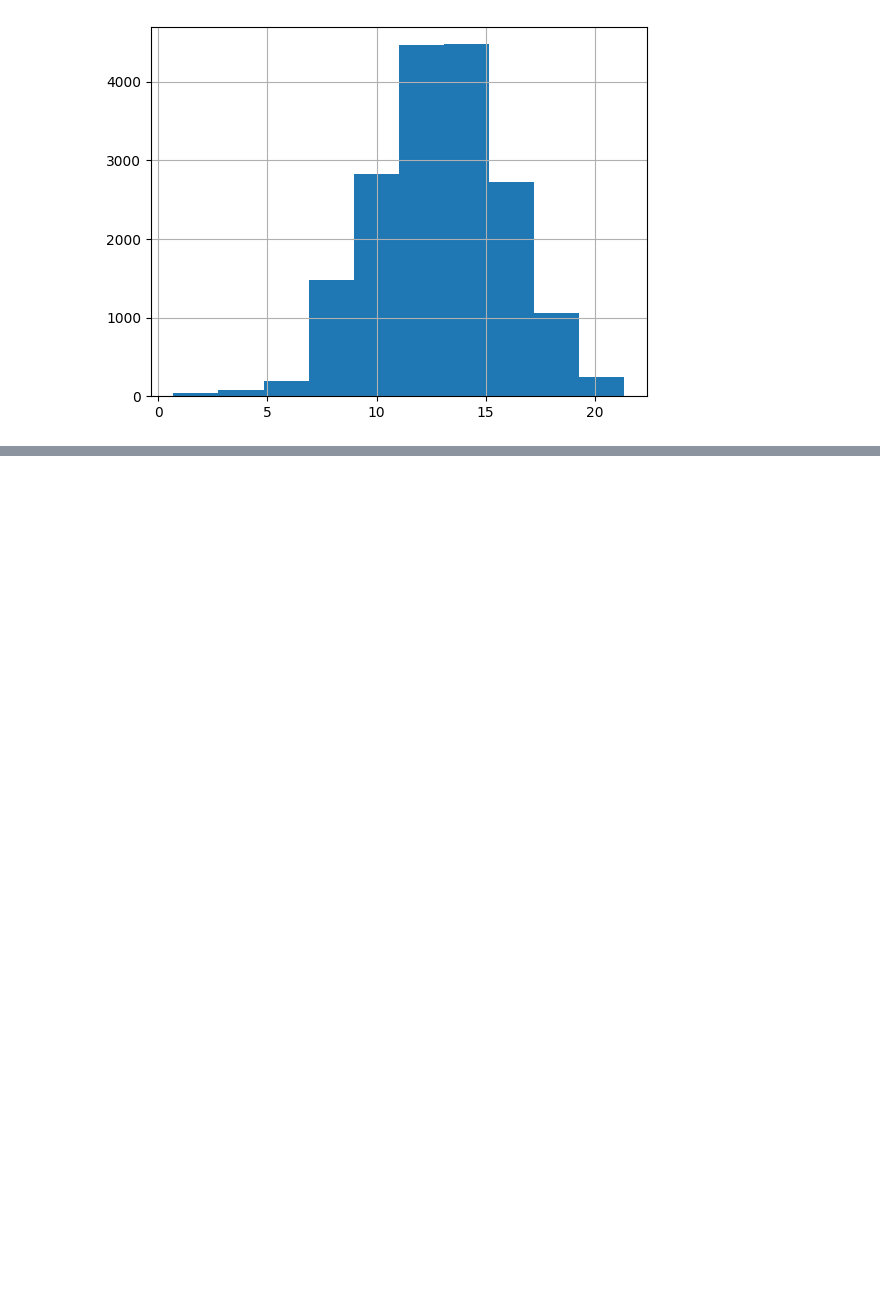
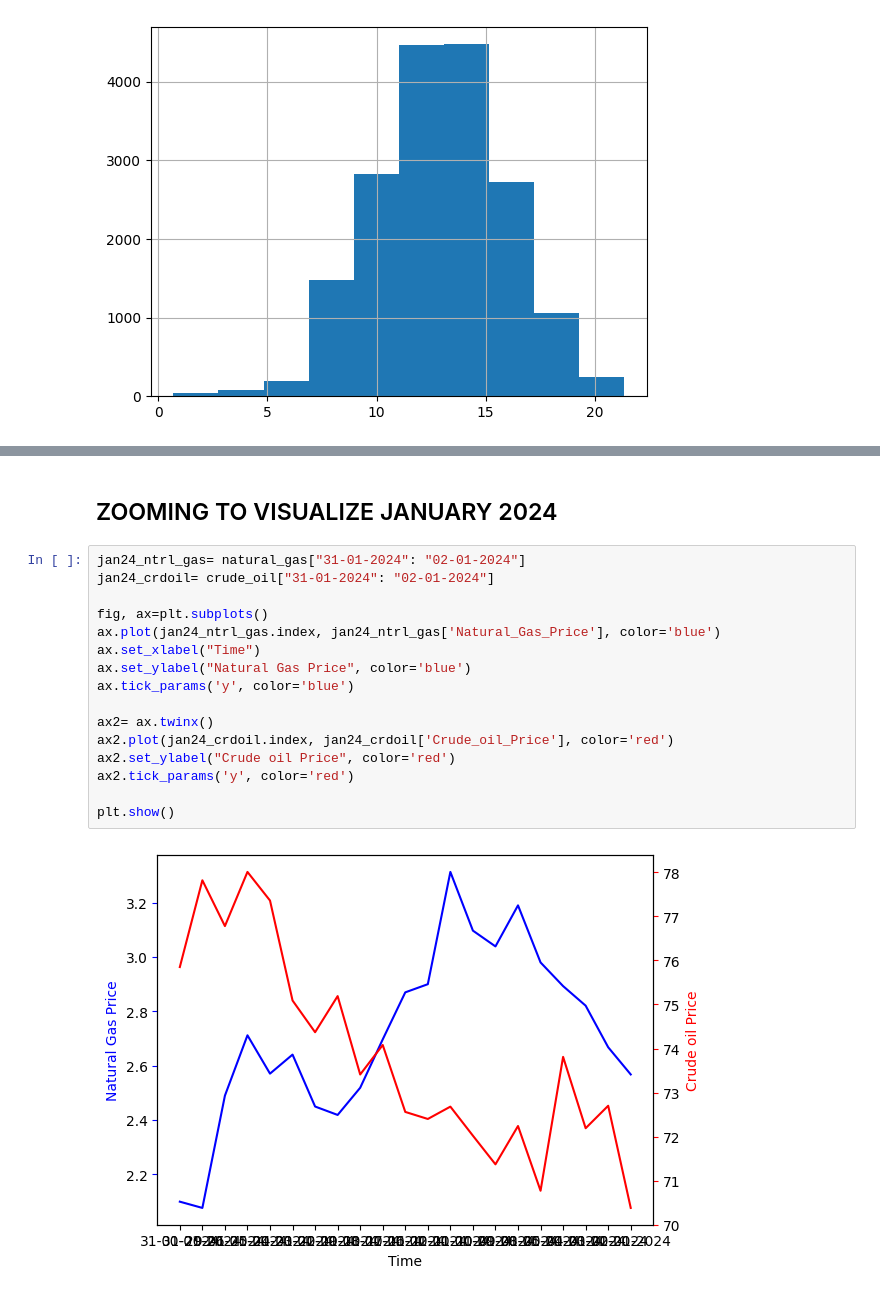
Before and after one commit to HABUDANHAYABK/Associate-Data-Scientist-in-Python, a Jupyter notebook: Data_Visualization_with_Matplotlib/Plotting_timeseries.ipynb, the cells around one changed output, grey strips where cells are left out. Drawn from its saved outputs; the diff is of its cells as text; blank space fills up the shorter version.

```diff
--- a/Data_Visualization_with_Matplotlib/Plotting_timeseries.ipynb
+++ b/Data_Visualization_with_Matplotlib/Plotting_timeseries.ipynb
@@ -119,0 +180,20 @@ co2_emission['log_emission'].hist()
+# %% [markdown]
+## ZOOMING TO VISUALIZE JANUARY 2024
+# %%
+jan24_ntrl_gas= natural_gas["31-01-2024": "02-01-2024"]
+jan24_crdoil= crude_oil["31-01-2024": "02-01-2024"]
+
+fig, ax=plt.subplots()
+ax.plot(jan24_ntrl_gas.index, jan24_ntrl_gas['Natural_Gas_Price'], color='blue')
+ax.set_xlabel("Time")
+ax.set_ylabel("Natural Gas Price", color='blue')
+ax.tick_params('y', color='blue')
+
+ax2= ax.twinx()
+ax2.plot(jan24_crdoil.index, jan24_crdoil['Crude_oil_Price'], color='red')
+ax2.set_ylabel("Crude oil Price", color='red')
+ax2.tick_params('y', color='red')
+
+plt.show()
+# %% [output]
+[figure, added]
```
Also changed, not shown: parts of 10 cells of this notebook.
